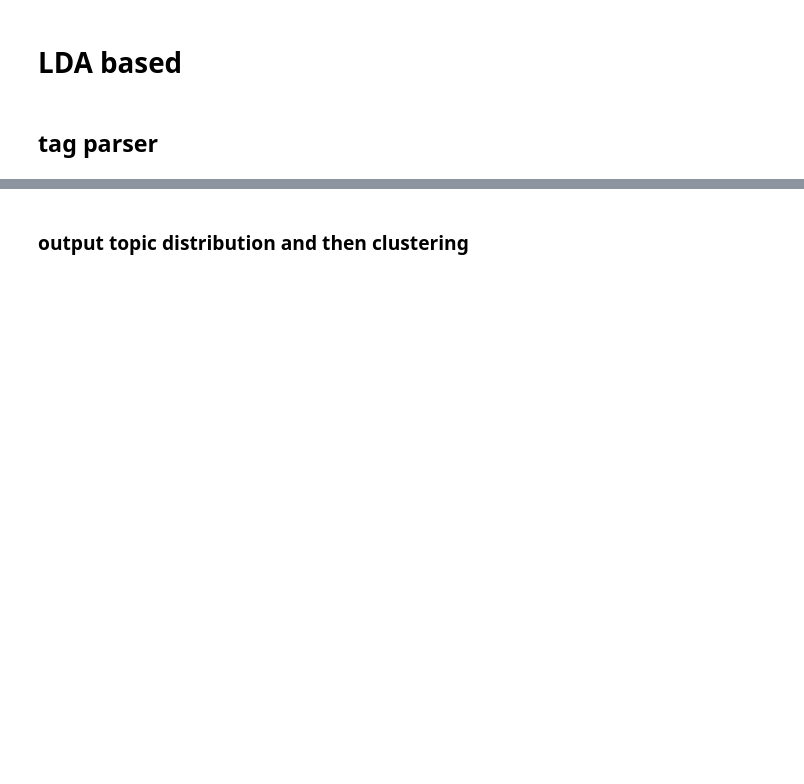
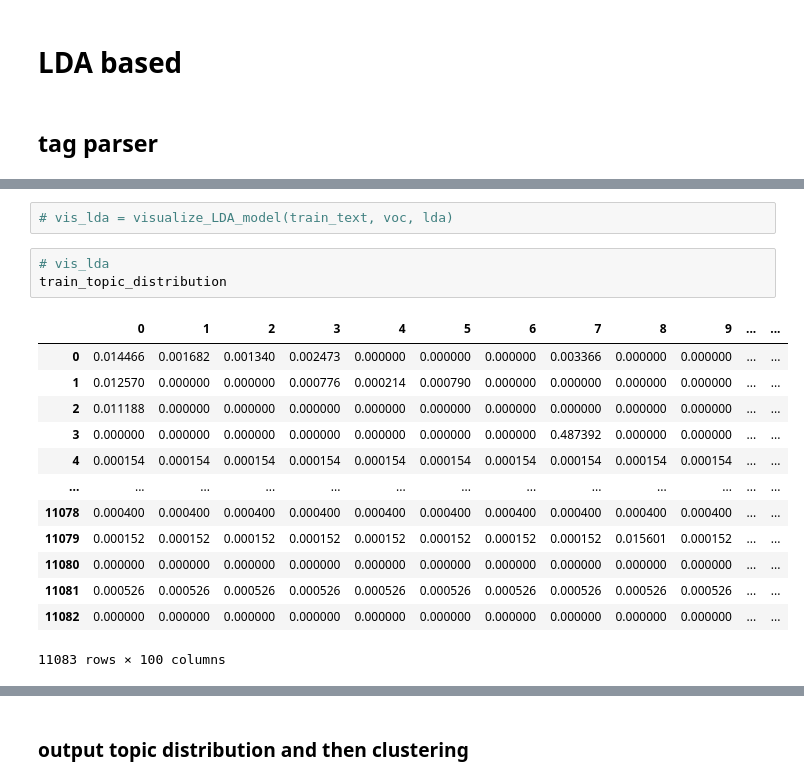
Before and after one commit to InscribeDeeper/Text-Classification, a Jupyter notebook: code/LDA_based_models_v2.ipynb, the cells around one changed output, grey strips where cells are left out. Saved outputs shown, nothing was run; the diff lists cells and outputs as text; blank space fills up the shorter version.

Commit message:
Update LDA model

```diff
--- a/code/LDA_based_models_v2.ipynb
+++ b/code/LDA_based_models_v2.ipynb
@@ -170,0 +80,19 @@ comp.sys.ibm.pc.hardware       0.33      0.51      0.40       392
+# %%
+# vis_lda = visualize_LDA_model(train_text, voc, lda)
+# %%
+# vis_lda
+train_topic_distribution
+# %% [output]
+|  | 0 | 1 | 2 | 3 | 4 | 5 | 6 | 7 | 8 | 9 | ... | ... |
+| 0 | 0.014466 | 0.001682 | 0.001340 | 0.002473 | 0.000000 | 0.000000 | 0.000000 | 0.003366 | 0.000000 | 0.000000 | ... | ... |
+| 1 | 0.012570 | 0.000000 | 0.000000 | 0.000776 | 0.000214 | 0.000790 | 0.000000 | 0.000000 | 0.000000 | 0.000000 | ... | ... |
+| 2 | 0.011188 | 0.000000 | 0.000000 | 0.000000 | 0.000000 | 0.000000 | 0.000000 | 0.000000 | 0.000000 | 0.000000 | ... | ... |
+| 3 | 0.000000 | 0.000000 | 0.000000 | 0.000000 | 0.000000 | 0.000000 | 0.000000 | 0.487392 | 0.000000 | 0.000000 | ... | ... |
+| 4 | 0.000154 | 0.000154 | 0.000154 | 0.000154 | 0.000154 | 0.000154 | 0.000154 | 0.000154 | 0.000154 | 0.000154 | ... | ... |
+| ... | ... | ... | ... | ... | ... | ... | ... | ... | ... | ... | ... | ... |
+| 11078 | 0.000400 | 0.000400 | 0.000400 | 0.000400 | 0.000400 | 0.000400 | 0.000400 | 0.000400 | 0.000400 | 0.000400 | ... | ... |
+| 11079 | 0.000152 | 0.000152 | 0.000152 | 0.000152 | 0.000152 | 0.000152 | 0.000152 | 0.000152 | 0.015601 | 0.000152 | ... | ... |
+| 11080 | 0.000000 | 0.000000 | 0.000000 | 0.000000 | 0.000000 | 0.000000 | 0.000000 | 0.000000 | 0.000000 | 0.000000 | ... | ... |
+| 11081 | 0.000526 | 0.000526 | 0.000526 | 0.000526 | 0.000526 | 0.000526 | 0.000526 | 0.000526 | 0.000526 | 0.000526 | ... | ... |
+| 11082 | 0.000000 | 0.000000 | 0.000000 | 0.000000 | 0.000000 | 0.000000 | 0.000000 | 0.000000 | 0.000000 | 0.000000 | ... | ... |
+11083 rows × 100 columns
```
Also changed, not shown: parts of 26 cells of this notebook, 6 other files.
